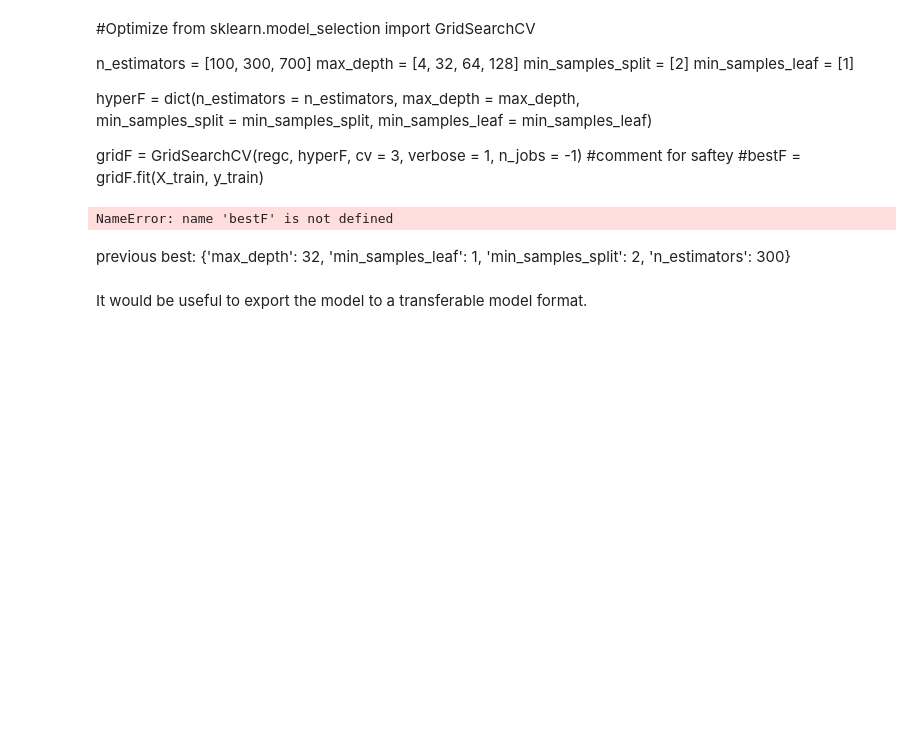
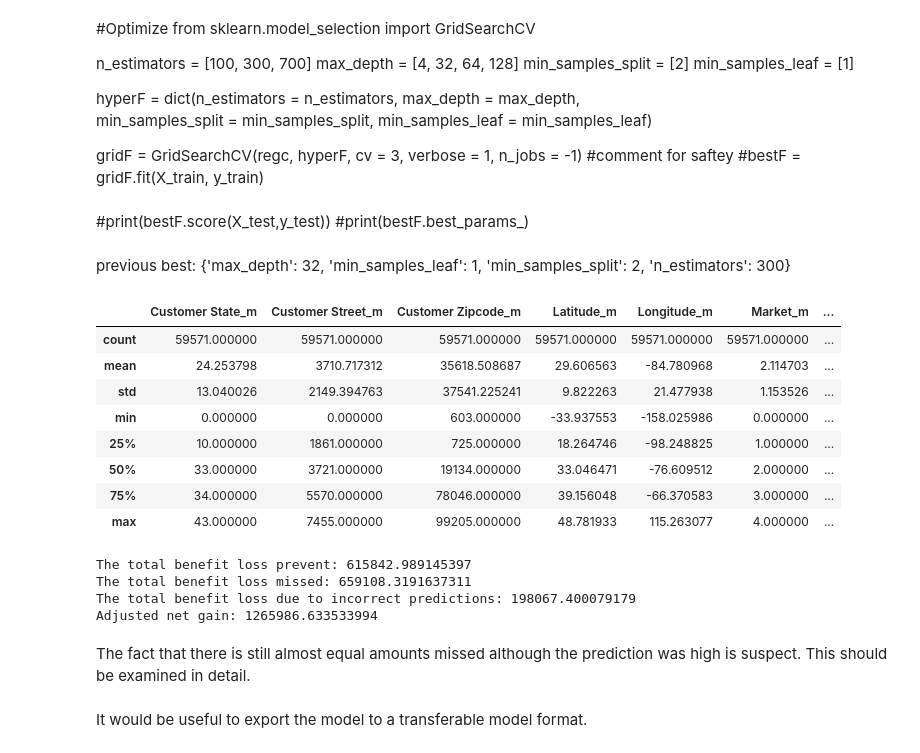
Before and after one commit to BDBlank/SmartSupplyChain, a Jupyter notebook: SmartSupplyChain.ipynb, the cells around one changed output. Drawn from its saved outputs; the diff is of its cells as text; code cells hidden in the pictures; blank space fills up the shorter version.

Commit message:
net gain calculation

```diff
--- a/SmartSupplyChain.ipynb
+++ b/SmartSupplyChain.ipynb
@@ -325,11 +343,9 @@ gridF = GridSearchCV(regc, hyperF, cv = 3, verbose = 1,
                       n_jobs = -1)
 #comment for saftey
 #bestF = gridF.fit(X_train, y_train)
-# %%
-print(bestF.score(X_test,y_test))
-print(bestF.best_params_)
-# %% [output]
-NameError: name 'bestF' is not defined
+# %% [markdown]
+#print(bestF.score(X_test,y_test))
+#print(bestF.best_params_)
 # %% [markdown]
 previous best:
 {'max_depth': 32,
@@ -341,3 +355,49 @@ prediction = regc.predict(X_test)
+# %%
+
+X_0, X_1, y_0, y_1 = mskl.train_test_split(X, y, test_size=0.33, random_state=1)
+prediction = regc.predict(X_1)
+# %%
+prediction_data = X_1
+prediction_data= prediction_data.join(df_noID,lsuffix='_m',rsuffix='_original',how='inner')
+#prediction_data['Value_Loss'] = y
+prediction_data['Value_Loss_Prediciton'] = prediction
+prediction_data.describe()
+# %% [output]
+|  | Customer State_m | Customer Street_m | Customer Zipcode_m | Latitude_m | Longitude_m | Market_m | ... |
+| count | 59571.000000 | 59571.000000 | 59571.000000 | 59571.000000 | 59571.000000 | 59571.000000 | ... |
+| mean | 24.253798 | 3710.717312 | 35618.508687 | 29.606563 | -84.780968 | 2.114703 | ... |
+| std | 13.040026 | 2149.394763 | 37541.225241 | 9.822263 | 21.477938 | 1.153526 | ... |
+| min | 0.000000 | 0.000000 | 603.000000 | -33.937553 | -158.025986 | 0.000000 | ... |
+| 25% | 10.000000 | 1861.000000 | 725.000000 | 18.264746 | -98.248825 | 1.000000 | ... |
+| 50% | 33.000000 | 3721.000000 | 19134.000000 | 33.046471 | -76.609512 | 2.000000 | ... |
+| 75% | 34.000000 | 5570.000000 | 78046.000000 | 39.156048 | -66.370583 | 3.000000 | ... |
+| max | 43.000000 | 7455.000000 | 99205.000000 | 48.781933 | 115.263077 | 4.000000 | ... |
+# %%
+is_value_loss_recovered = (prediction_data["Value_Loss"]==1) & (prediction_data["Value_Loss_Prediciton"]==1)
+loss_recovered_data = prediction_data[is_value_loss_recovered]
+loss_recovered = abs(loss_recovered_data['Benefit per order'].sum())
+print("The total benefit loss prevent: " + str(loss_recovered))
+
+is_value_loss_missed = (prediction_data["Value_Loss"]==1) & (prediction_data["Value_Loss_Prediciton"]==0)
+loss_missed_data = prediction_data[is_value_loss_missed]
+loss_missed = abs(loss_missed_data['Benefit per order'].sum())
+print("The total benefit loss missed: " + str(loss_missed))
+
+is_value_loss_incorrect = (prediction_data["Value_Loss"]==0) & (prediction_data["Value_Loss_Prediciton"]==1)
+loss_incorrect_data = prediction_data[is_value_loss_incorrect]
+loss_incorrect = abs(loss_incorrect_data['Benefit per order'].sum())
+print("The total benefit loss due to incorrect predictions: " + str(loss_incorrect))
+
+net_gain = loss_recovered - loss_incorrect
+net_gain_adjusted = net_gain * (1/.33)
+print("Adjusted net gain: " + str(net_gain_adjusted))
+# %% [output]
+The total benefit loss prevent: 615842.989145397
+The total benefit loss missed: 659108.3191637311
+The total benefit loss due to incorrect predictions: 198067.400079179
+Adjusted net gain: 1265986.633533994
+# %% [markdown]
+The fact that there is still almost equal amounts missed although the prediction was high is suspect.  This should be examined in detail.
 # %% [markdown]
 It would be useful to export the model to a transferable model format.
 # %%
```
Also changed, not shown: parts of 8 cells of this notebook.
